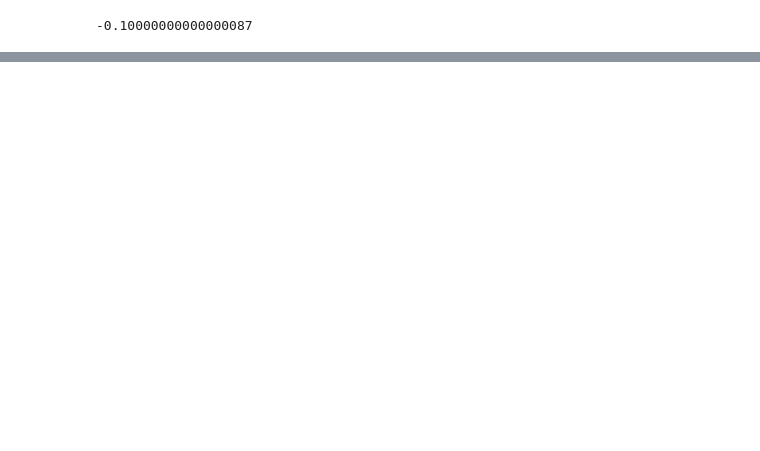
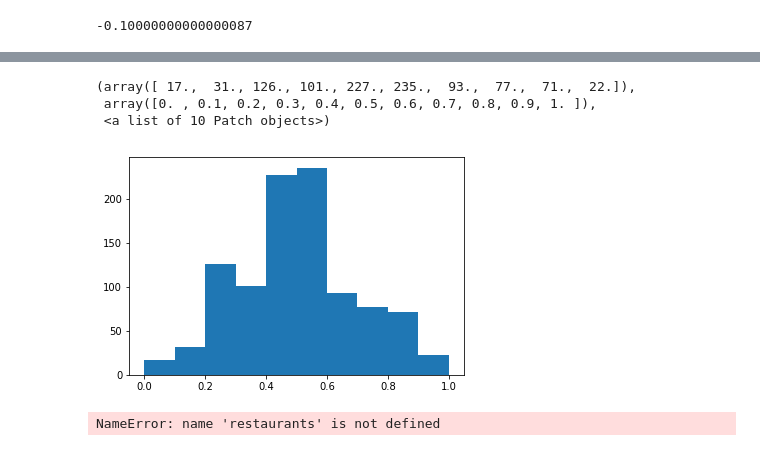
Before and after one commit to Scotchy/LaFourchette, a Jupyter notebook: RecommenderSystem.ipynb, the cells around one changed output, grey strips where cells are left out. Cells and saved outputs as stored; diff of their text form; code cells hidden in the pictures; blank space fills up the shorter version.

```diff
--- a/RecommenderSystem.ipynb
+++ b/RecommenderSystem.ipynb
@@ -99,0 +158,23 @@ attractiveness(0.3,1, C)
+# %%
+users = [User() for i in range(1000)]
+for user in users:
+    user.generate_random_params()
+# %%
+for i in range(10):
+    for u in users:
+        u.give_grade(r, np.random.choice([0,1,2,3,4,5]))
+        u.update_use_lf_prob()
+        prob.append(u.get_lf_prob(np.random.rand()/5))
+# %%
+probs = [u.get_lf_prob() for u in users]
+# %%
+mplt.hist(probs, bins=10)
+# %% [output]
+(array([ 17.,  31., 126., 101., 227., 235.,  93.,  77.,  71.,  22.]),
+ array([0. , 0.1, 0.2, 0.3, 0.4, 0.5, 0.6, 0.7, 0.8, 0.9, 1. ]),
+ <a list of 10 Patch objects>)
+[figure, added]
+# %%
+spec = np.unique([r.specialities for r in restaurants])
+# %% [output]
+NameError: name 'restaurants' is not defined
```
Also changed, not shown: parts of 17 cells of this notebook, 2 other files.
